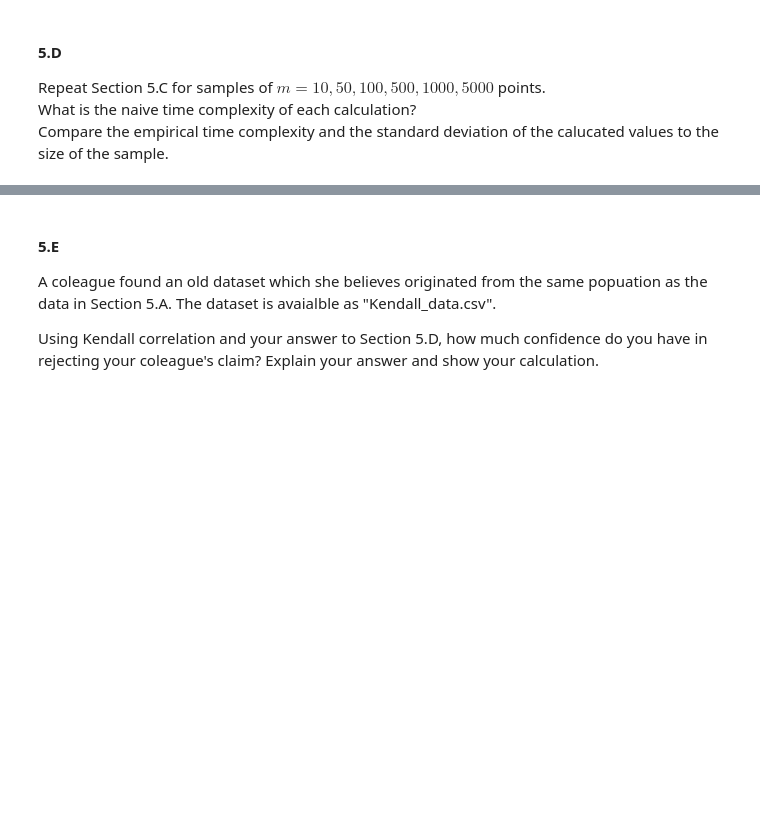
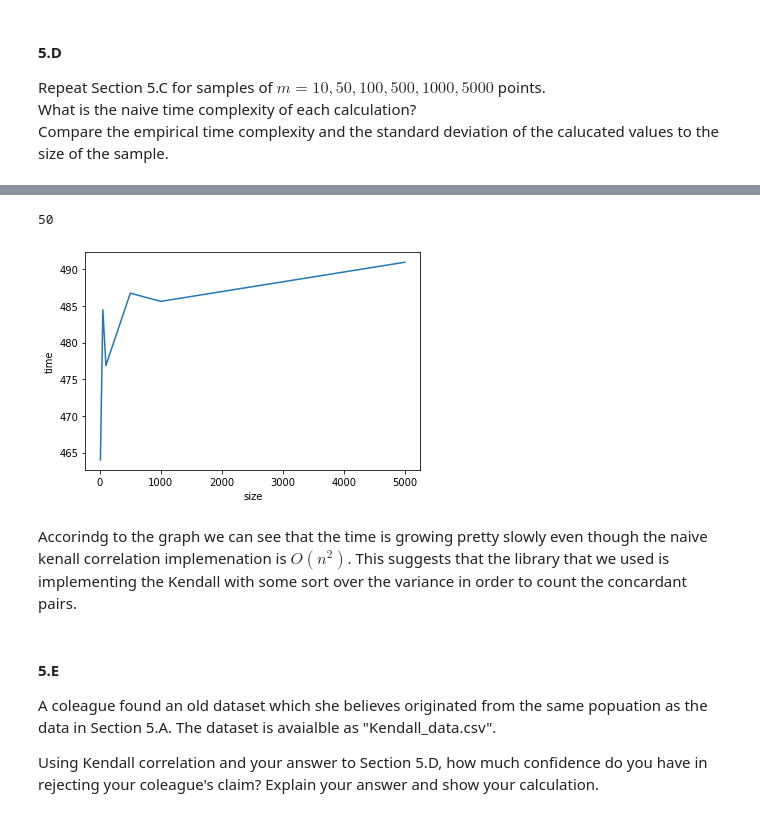
Before and after one commit to Alon-daniel/statistis, a Jupyter notebook: statistics/hw3/HW3_clean.ipynb, the cells around one changed output, grey strips where cells are left out. Saved outputs shown, nothing was run; the diff lists cells and outputs as text; code cells hidden in the pictures; blank space fills up the shorter version.

```diff
--- a/statistics/hw3/HW3_clean.ipynb
+++ b/statistics/hw3/HW3_clean.ipynb
@@ -744,3 +793,12 @@ experiment_results
+# %%
+plt.plot(X,Z)
+plt.xlabel('size')
+plt.ylabel('time')
+# %% [output]
+50
+[figure, added]
+# %% [markdown]
+Accorindg to the graph we can see that the time is growing pretty slowly even though the naive kenall correlation implemenation is $O(n^2)$. This suggests that the library that we used is implementing the Kendall with some sort over the variance in order to count the concardant pairs.
 # %% [markdown]
 #### 5.E
 A coleague found an old dataset which she believes originated from the same popuation as the data in Section 5.A. The dataset is avaialble as "Kendall_data.csv".
```
Also changed, not shown: parts of 9 cells of this notebook, 1 other file.
